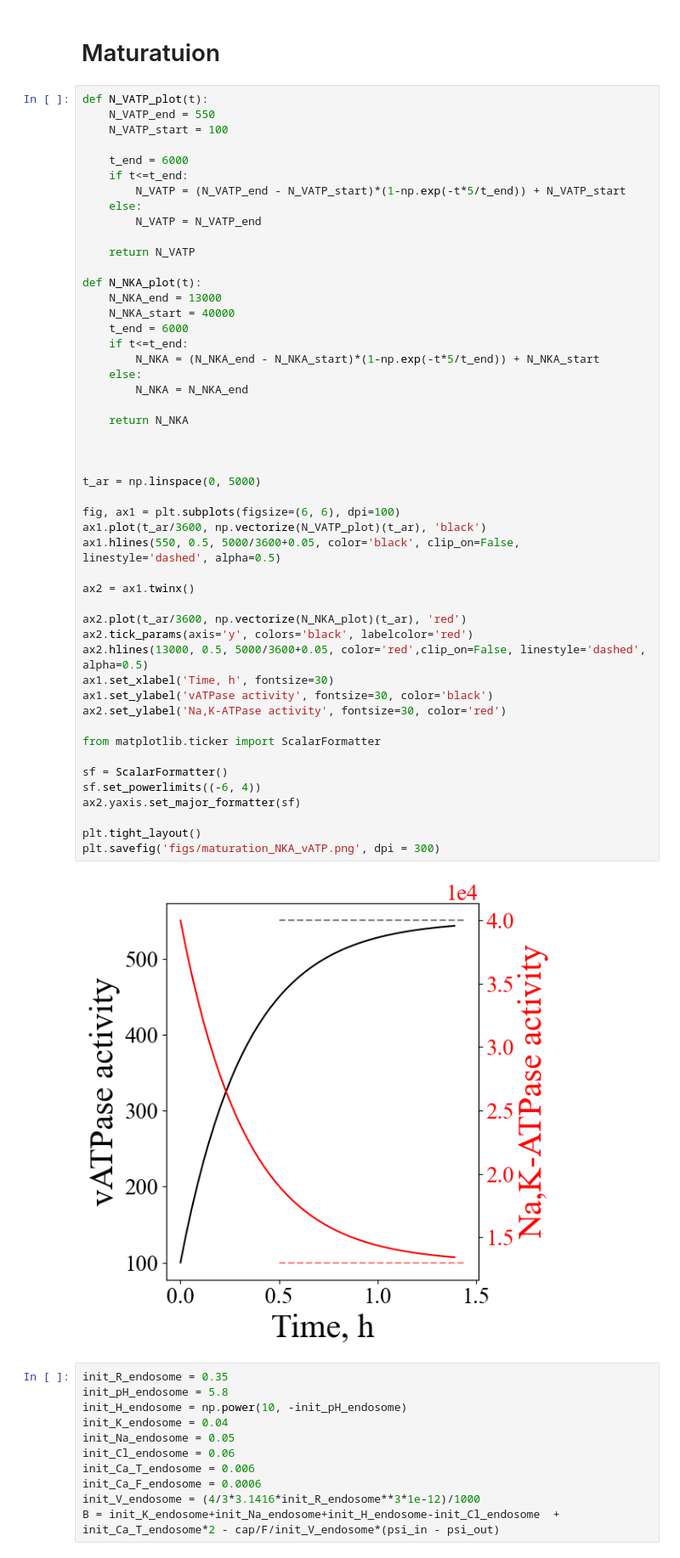
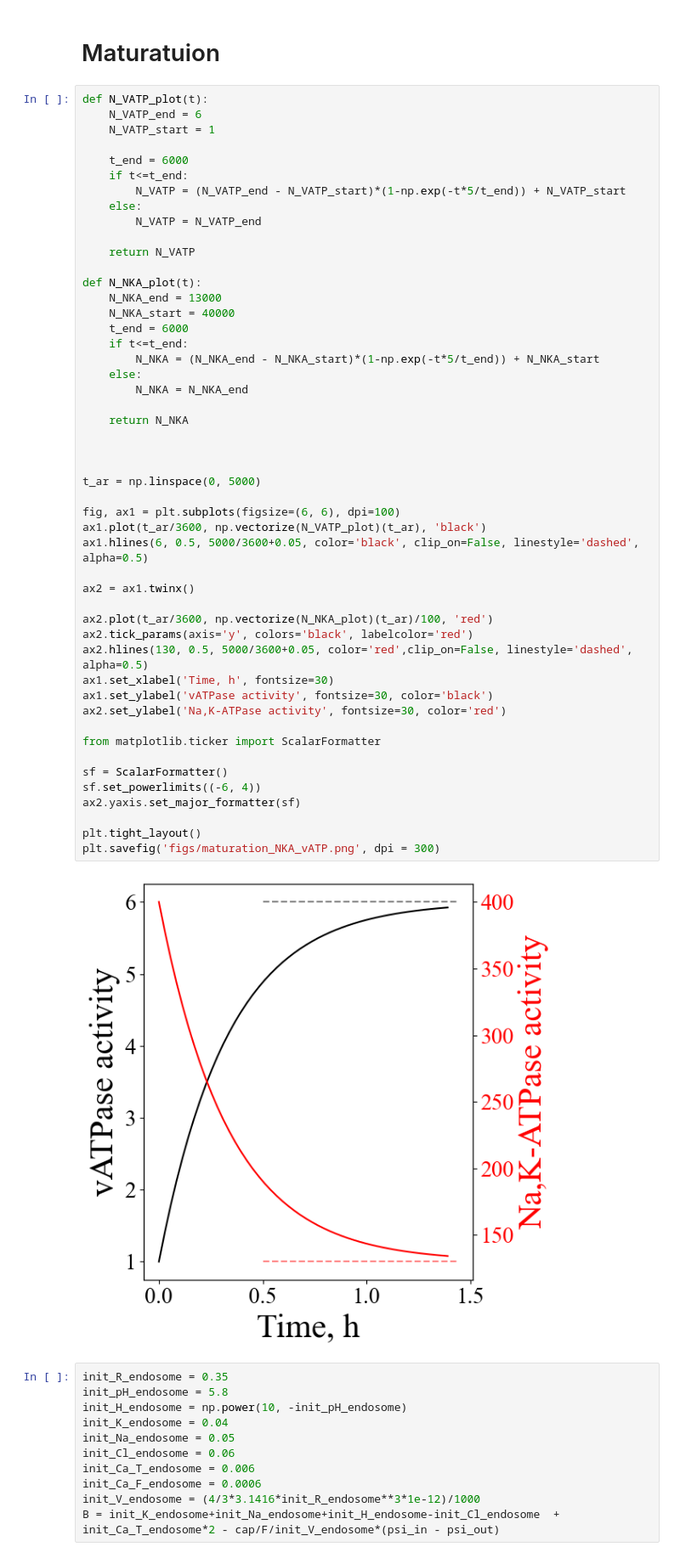
Before and after one commit to Nsf03/LysoModel, a Jupyter notebook: Single_stresses.ipynb, the cells around one changed output. Shown at 85% size. Saved outputs shown, nothing was run; the diff lists cells and outputs as text.

```diff
--- a/Single_stresses.ipynb
+++ b/Single_stresses.ipynb
@@ -1516,8 +1516,8 @@ plot_vATPase_work(tspan, solution, solution_stat, 'Sp', psi_arr, psi_arr_stat)
 # Maturatuion
 # %%
 def N_VATP_plot(t):
-    N_VATP_end = 550
-    N_VATP_start = 100
+    N_VATP_end = 6
+    N_VATP_start = 1
 
     t_end = 6000
     if t<=t_end:
@@ -1534,37 +1534,37 @@ def N_NKA_plot(t):
     if t<=t_end:
         N_NKA = (N_NKA_end - N_NKA_start)*(1-np.exp(-t*5/t_end)) + N_NKA_start
     else:
         N_NKA = N_NKA_end
 
     return N_NKA
 
 
 
 t_ar = np.linspace(0, 5000)
 
 fig, ax1 = plt.subplots(figsize=(6, 6), dpi=100)
 ax1.plot(t_ar/3600, np.vectorize(N_VATP_plot)(t_ar), 'black')
-ax1.hlines(550, 0.5, 5000/3600+0.05, color='black', clip_on=False, linestyle='dashed', alpha=0.5)
+ax1.hlines(6, 0.5, 5000/3600+0.05, color='black', clip_on=False, linestyle='dashed', alpha=0.5)
 
 ax2 = ax1.twinx()
 
-ax2.plot(t_ar/3600, np.vectorize(N_NKA_plot)(t_ar), 'red')
+ax2.plot(t_ar/3600, np.vectorize(N_NKA_plot)(t_ar)/100, 'red')
 ax2.tick_params(axis='y', colors='black', labelcolor='red')
-ax2.hlines(13000, 0.5, 5000/3600+0.05, color='red',clip_on=False, linestyle='dashed', alpha=0.5)
+ax2.hlines(130, 0.5, 5000/3600+0.05, color='red',clip_on=False, linestyle='dashed', alpha=0.5)
 ax1.set_xlabel('Time, h', fontsize=30)
 ax1.set_ylabel('vATPase activity', fontsize=30, color='black')
 ax2.set_ylabel('Na,K-ATPase activity', fontsize=30, color='red')
 
 from matplotlib.ticker import ScalarFormatter
 
 sf = ScalarFormatter()
 sf.set_powerlimits((-6, 4))
 ax2.yaxis.set_major_formatter(sf)
 
 plt.tight_layout()
 plt.savefig('figs/maturation_NKA_vATP.png', dpi = 300)
 # %% [output]
-[figure, old version]
+[figure, new version]
 # %%
 init_R_endosome = 0.35
 init_pH_endosome = 5.8
```
Also changed, not shown: parts of 9 cells of this notebook.
